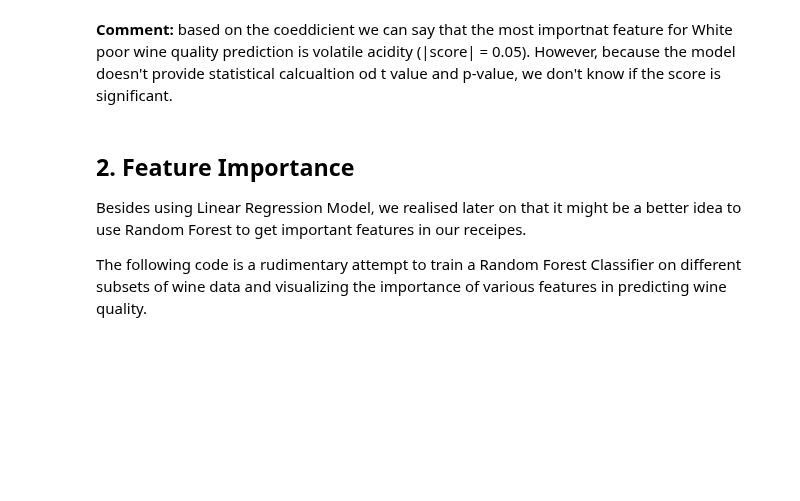
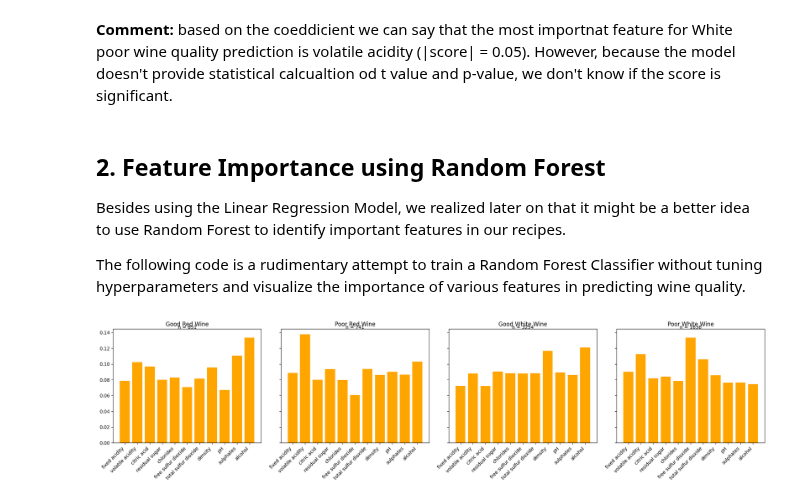
Before and after one commit to ZofiaSamsel/Wine_quality, a Jupyter notebook: notebooks/08_additional.ipynb, the cells around one changed output. Saved outputs shown, nothing was run; the diff lists cells and outputs as text; code cells hidden in the pictures; blank space fills up the shorter version.

```diff
--- a/notebooks/08_additional.ipynb
+++ b/notebooks/08_additional.ipynb
@@ -304,43 +313,54 @@ evaluation_matrix_list[1][0]
 # %% [markdown]
 **Comment:** based on the coeddicient we can say that the most importnat feature for White poor wine quality prediction is volatile acidity (|score| = 0.05). However, because the model doesn't provide statistical calcualtion od t value and p-value, we don't know if the score is significant.
 # %% [markdown]
-## 2. Feature Importance
+## 2. Feature Importance using Random Forest
 
-Besides using Linear Regression Model, we realised later on that it might be a better idea to use Random Forest to get important features in our receipes.
+Besides using the Linear Regression Model, we realized later on that it might be a better idea to use Random Forest to identify important features in our recipes.
 
-The following code is a rudimentary attempt to train a Random Forest Classifier on different subsets of wine data and visualizing the importance of various features in predicting wine quality.
+The following code is a rudimentary attempt to train a Random Forest Classifier without tuning hyperparameters and visualize the importance of various features in predicting wine quality.
 # %%
 from sklearn.ensemble import RandomForestClassifier
 
 def get_feature_importances(dataframe):
+    """
+    Calculate feature importances using a RandomForestClassifier.
+
+    Parameters:
+    - dataframe (pandas.DataFrame): The dataset to analyze.
+
+    Returns:
+    - tuple: A tuple containing the feature importances and the names of the numeric columns.
+    """
     numeric_columns = dataframe.select_dtypes(include=np.number).columns.tolist()
     if 'quality' in numeric_columns:
         numeric_columns.remove('quality')
     X = dataframe[numeric_columns]
     y = dataframe['quality']
     rf = RandomForestClassifier(random_state=42)
     rf.fit(X, y)
     return rf.feature_importances_, numeric_columns
 
 
 good_red_importances, good_red_columns = get_feature_importances(df_red_good_without_outliers)
 poor_red_importances, poor_red_columns = get_feature_importances(df_red_poor_without_outliers)
 good_white_importances, good_white_columns = get_feature_importances(df_white_good_without_outliers)
 poor_white_importances, poor_white_columns = get_feature_importances(df_white_poor_without_outliers)
 
 fig, axes = plt.subplots(1, 4, figsize=(20, 5), sharey=True)
-axes[0].bar(good_red_columns, good_red_importances)
-axes[1].bar(poor_red_columns, poor_red_importances)
-axes[2].bar(good_white_columns, good_white_importances)
-axes[3].bar(poor_white_columns, poor_white_importances)
+axes[0].bar(good_red_columns, good_red_importances, color = 'orange')
+axes[1].bar(poor_red_columns, poor_red_importances, color = 'orange')
+axes[2].bar(good_white_columns, good_white_importances, color = 'orange')
+axes[3].bar(poor_white_columns, poor_white_importances, color = 'orange')
 
 for i, df, columns in zip(range(4),
                           [df_red_good_without_outliers, df_red_poor_without_outliers, df_white_good_without_outliers, df_white_poor_without_outliers],
                           [good_red_columns, poor_red_columns, good_white_columns, poor_white_columns]):
     axes[i].set_title(f"{'Good' if i%2 == 0 else 'Poor'} {'Red' if i < 2 else 'White'} Wine")
     axes[i].set_xticks(range(len(columns)))
     axes[i].set_xticklabels(columns, rotation=45, ha="right")
     axes[i].annotate(f"n = {len(df)}", xy=(0.5, 1), xycoords='axes fraction', ha='center')
 
 plt.tight_layout()
 plt.show()
+# %% [output]
+[figure, added]
```
Also changed, not shown: parts of 4 cells of this notebook, 3 other files.
